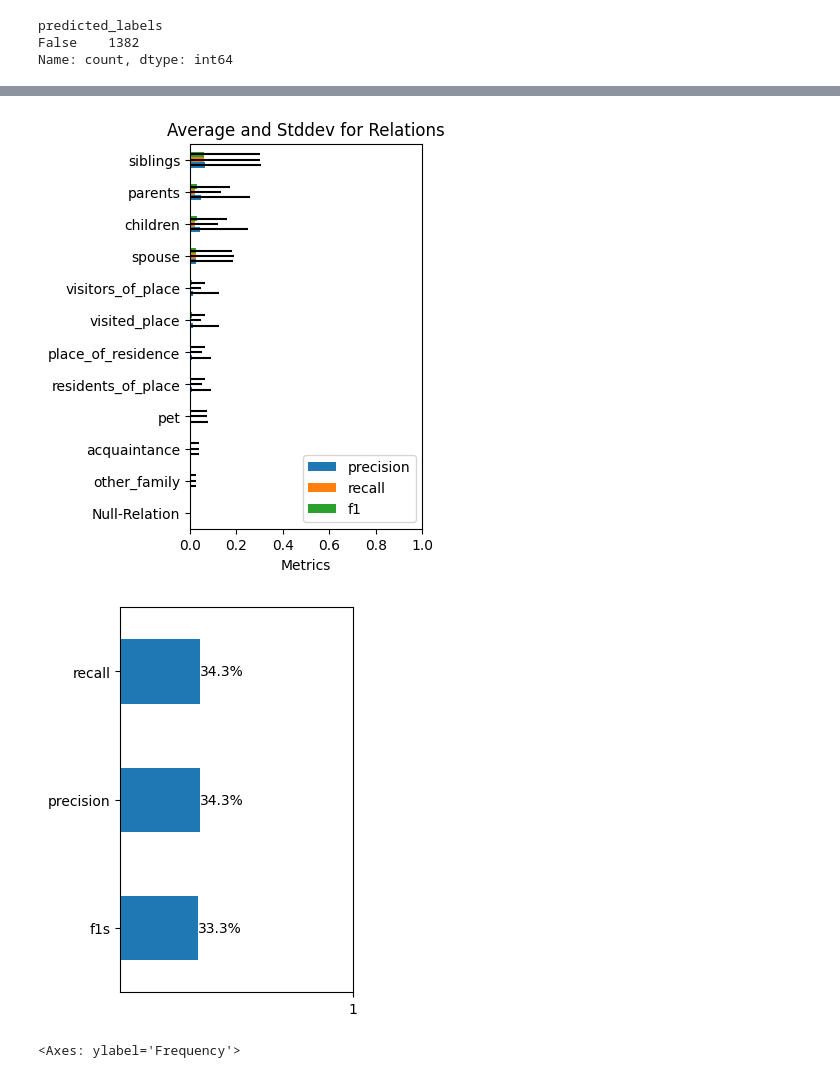
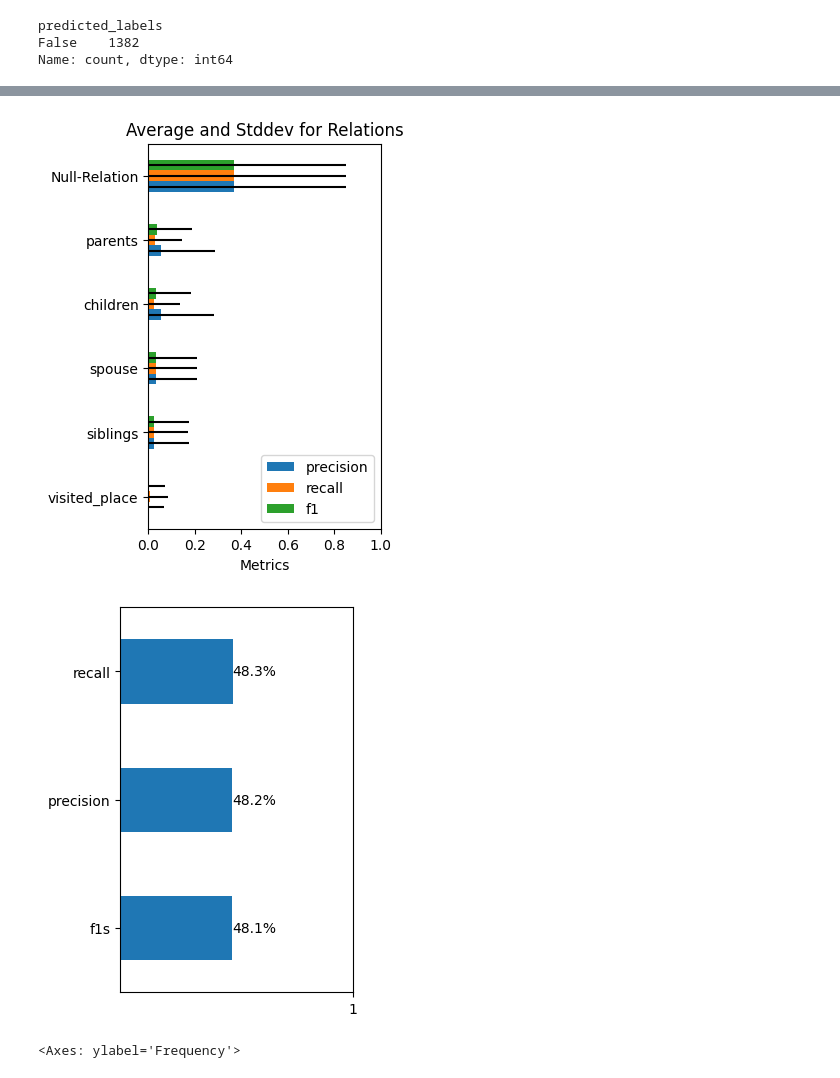
Before and after one commit to murilobellatini/RelNetCare, a Jupyter notebook: reports/04_model_evaluation/dialogre-evaluate-llama-relation-inferer.ipynb, the cells around one changed output, grey strips where cells are left out. Saved outputs shown, nothing was run; the diff lists cells and outputs as text; code cells hidden in the pictures.

```diff
--- a/reports/04_model_evaluation/dialogre-evaluate-llama-relation-inferer.ipynb
+++ b/reports/04_model_evaluation/dialogre-evaluate-llama-relation-inferer.ipynb
@@ -4,9 +5,11 @@
 # %%
 from src.processing.relation_extraction_evaluator import RelationExtractorEvaluator, RelationGranularMetrics
 from src.config import get_config_from_stem
+import os
 
 # Define path for the test dataset
-data_stem="dialog-re-llama-11cls-rebalPairs6x-rwrtKeys-instrC-mxTrnCp3-shfflDt"
+# data_stem = "dialog-re-llama-11cls-rebalPairs6x-rwrtKeys-instrC-mxTrnCp3-shfflDt"
+data_stem = os.environ.get('data_stem')
 test_file_path = f"/home/murilo/RelNetCare/data/processed/{data_stem}/{data_stem}-test.json"
 
 # get config and evaluator
@@ -63,29 +81,27 @@ df[mask]
 # %%
 from src.processing.relation_extraction_evaluator import RelationExtractorEvaluator, RelationGranularMetrics
 
+# children/parents/siblings/spouse/visited_place
 # Define your ontology
 your_ontology = {
     "Null-Relation",
-    "other_family", "siblings",
-    "spouse", "pet", "acquaintance", "children",
-    "parents",
-    "visitors_of_place", "residents_of_place",
-    "visited_place", "place_of_residence",
+    "visited_place", # "visitors_of_place", "residents_of_place", "place_of_residence",
+    "siblings", "spouse", "children", "parents", # "other_family", "pet", "acquaintance",
     # "Attachment"
     # "title", "alternate_names", "place_of_work", "unanswerable"
     }
 
 # your_ontology = list(config.allowed_relations)
 
 # your_ontology = config.all_relations
 # Usage
 my_metrics = RelationGranularMetrics(df, your_ontology)
 result = my_metrics.process()
 chart_df = my_metrics.to_dataframe()
 my_metrics.plot_metrics(chart_df, figsize=(3,5))
 # my_metrics.plot_metrics(chart_df, figsize=(4,12))
 # %% [output]
-[figure, old version]
+[figure, new version]
 # %%
 import matplotlib.pyplot as plt
 
@@ -103,7 +119,7 @@ for bar in ax.patches:
 # Show the plot
 plt.show()
 # %% [output]
-[figure, old version]
+[figure, new version]
 # %%
 df[['precision', 'recall', 'f1s']].fillna(0).plot(kind='hist', alpha=0.5, figsize=(3, 5))
 # %% [output]
```
Also changed, not shown: parts of 4 cells of this notebook.
